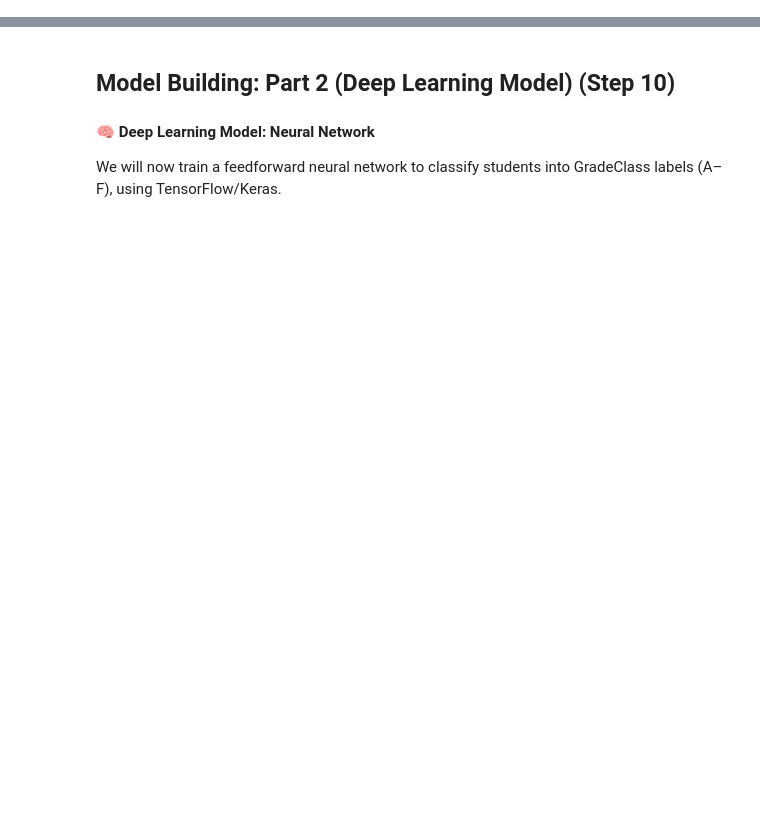
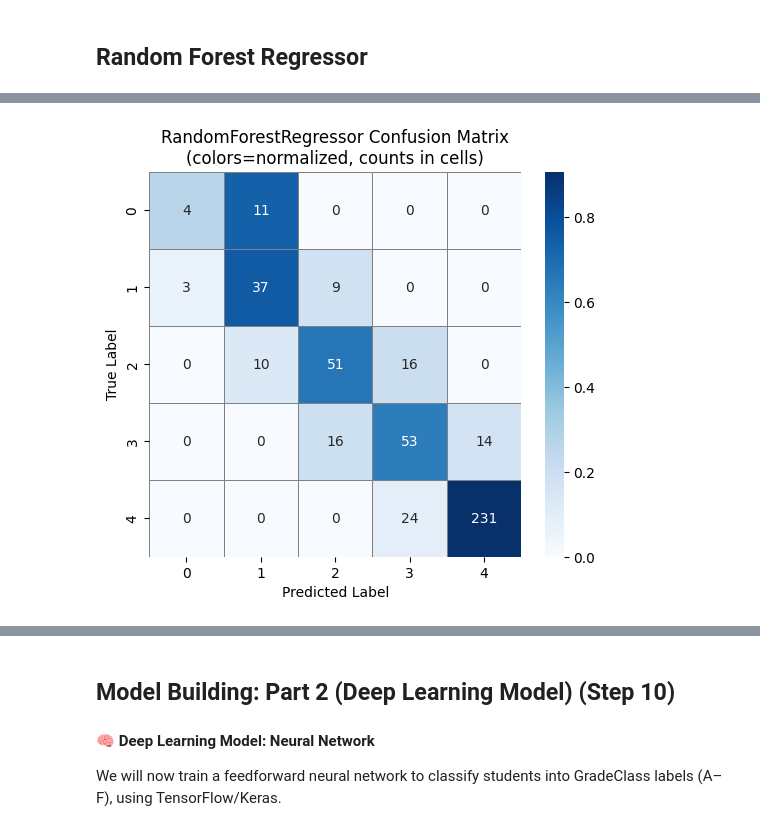
Before and after one commit to jeremiafourie/BrightPath-Grade-Predictor, a Jupyter notebook: notebooks/modeling.ipynb, the cells around one changed output, grey strips where cells are left out. Saved outputs shown, nothing was run; the diff lists cells and outputs as text; code cells hidden in the pictures; blank space fills up the shorter version.

```diff
--- a/notebooks/modeling.ipynb
+++ b/notebooks/modeling.ipynb
@@ -80,4 +178,0 @@ weighted avg      0.818     0.814     0.815       479
-# %%
-# -------------------- 2. Random Forest --------------------
-rf = RandomForestClassifier(n_estimators=100, random_state=42)
-train_and_evaluate(rf, X_train, y_train, X_test, y_test, "Random Forest")
@@ -101,4 +178,0 @@ weighted avg      0.764     0.768     0.764       479
-# %%
-# -------------------- 3. XGBoost --------------------
-xgb = XGBClassifier(eval_metric="mlogloss", random_state=42)
-train_and_evaluate(xgb, X_train, y_train, X_test, y_test, "XGBoost")
@@ -147,0 +179,54 @@ ModuleNotFoundError: No module named 'catboost'
+# %% [markdown]
+## Random Forest Regressor
+# %%
+# ─── Cell: Random Forest Regressor (Rounded) & Heatmap ───────────────────────
+import numpy as np
+import seaborn as sns
+import matplotlib.pyplot as plt
+import joblib
+from sklearn.ensemble import RandomForestRegressor
+from sklearn.metrics import accuracy_score, confusion_matrix
+
+name = "RandomForestRegressor"
+logging.info(f"Training & evaluating {name}")
+
+# 1) Train regressor
+rf_reg = RandomForestRegressor(
+    n_estimators=100,
+    max_depth=10,
+    random_state=42
+)
+rf_reg.fit(X_train, y_train)
+
+# 2) Predict & round to nearest class
+preds_reg = np.round(rf_reg.predict(X_test)).astype(int)
+
+# 3) Accuracy
+acc = accuracy_score(y_test, preds_reg)
+logging.info(f"{name}→Classifier Accuracy: {acc:.3f}")
+
+# 4) Confusion matrix heatmap (normalized colors + raw counts)
+cm = confusion_matrix(y_test, preds_reg)
+cm_norm = cm.astype(float) / cm.sum(axis=1)[:, None]
+
+plt.figure(figsize=(6,5))
+sns.heatmap(
+    cm_norm,
+    annot=cm,
+    fmt='d',
+    cmap='Blues',
+    linewidths=0.5,
+    linecolor='gray',
+    xticklabels=np.unique(y_test),
+    yticklabels=np.unique(y_test)
+)
+plt.title(f"{name} Confusion Matrix\n(colors=normalized, counts in cells)")
+plt.ylabel('True Label')
+plt.xlabel('Predicted Label')
+plt.show()
+
+# 5) Save the trained regressor
+ensure_dir("artifacts")
+joblib.dump(rf_reg, f"artifacts/{name}.joblib")
+logging.info(f"Saved {name} to artifacts/{name}.joblib")
+# %% [output]
@@ -147,0 +235 @@ ModuleNotFoundError: No module named 'catboost'
+[figure, added]
```
Also changed, not shown: parts of 18 cells of this notebook, 7 other files.
